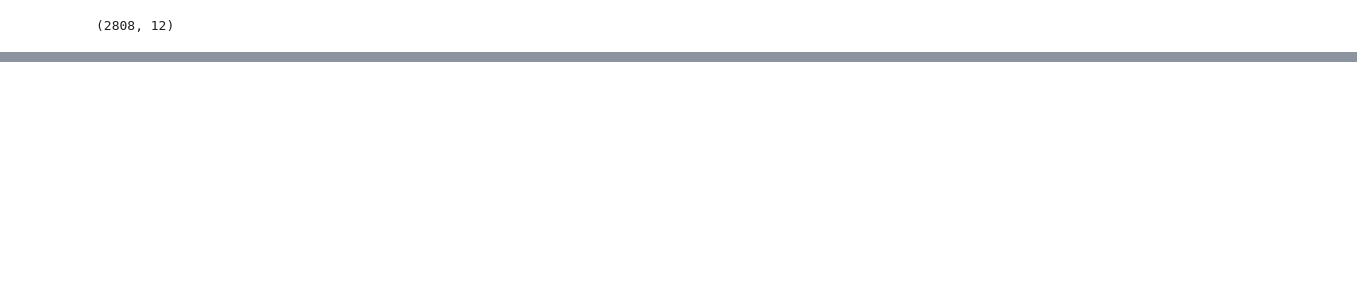
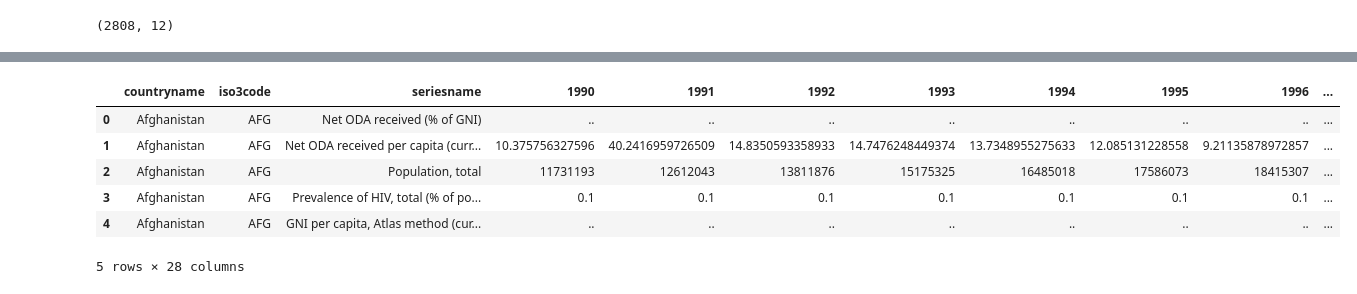
Before and after one commit to emschuch/UN_challenge_HIV, a Jupyter notebook: analysis/UNdata_01reshape.ipynb, the cells around one changed output, grey strips where cells are left out. Saved outputs shown, nothing was run; the diff lists cells and outputs as text; code cells hidden in the pictures; blank space fills up the shorter version.

```diff
--- a/analysis/UNdata_01reshape.ipynb
+++ b/analysis/UNdata_01reshape.ipynb
@@ -281,0 +352,3 @@ unreshape.describe()
+# %%
+undata_new = pd.read_csv('data/Data_Extract_From_Millennium_Development_Goals_Data.csv')
+list(set(undata_new['Series Name']))
@@ -281,0 +379,17 @@ unreshape.describe()
+# %%
+# drop series code
+undata_new = undata_new.drop(['Series Code'], axis = 1)
+# %%
+# rename columns
+years = range(1990, 2015)
+undata_new.columns = ['countryname', 'iso3code', 'seriesname'] + years
+# %%
+undata_new.head()
+# %% [output]
+|  | countryname | iso3code | seriesname | 1990 | 1991 | 1992 | 1993 | 1994 | 1995 | 1996 | ... |
+| 0 | Afghanistan | AFG | Net ODA received (% of GNI) | .. | .. | .. | .. | .. | .. | .. | ... |
+| 1 | Afghanistan | AFG | Net ODA received per capita (curr... | 10.375756327596 | 40.2416959726509 | 14.8350593358933 | 14.7476248449374 | 13.7348955275633 | 12.085131228558 | 9.21135878972857 | ... |
+| 2 | Afghanistan | AFG | Population, total | 11731193 | 12612043 | 13811876 | 15175325 | 16485018 | 17586073 | 18415307 | ... |
+| 3 | Afghanistan | AFG | Prevalence of HIV, total (% of po... | 0.1 | 0.1 | 0.1 | 0.1 | 0.1 | 0.1 | 0.1 | ... |
+| 4 | Afghanistan | AFG | GNI per capita, Atlas method (cur... | .. | .. | .. | .. | .. | .. | .. | ... |
+5 rows × 28 columns
```
Also changed, not shown: parts of 61 cells of this notebook.
